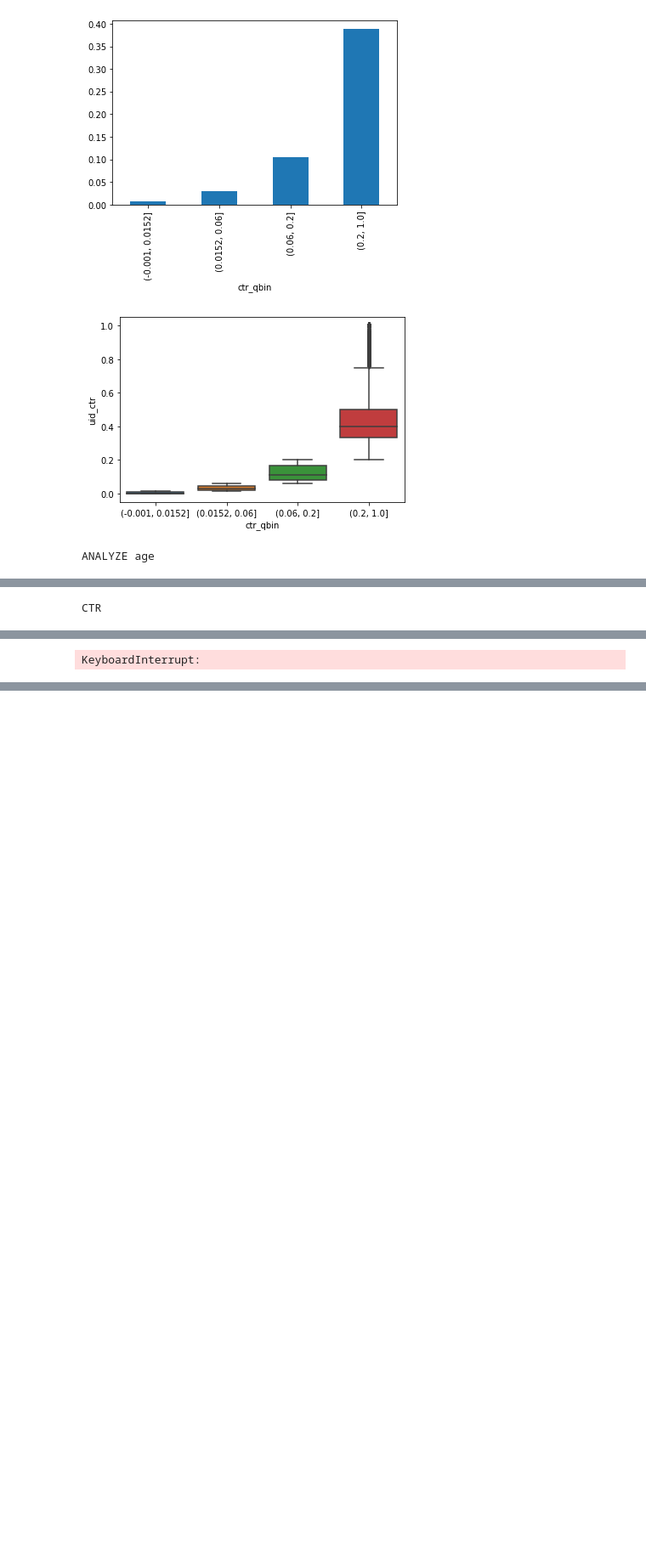
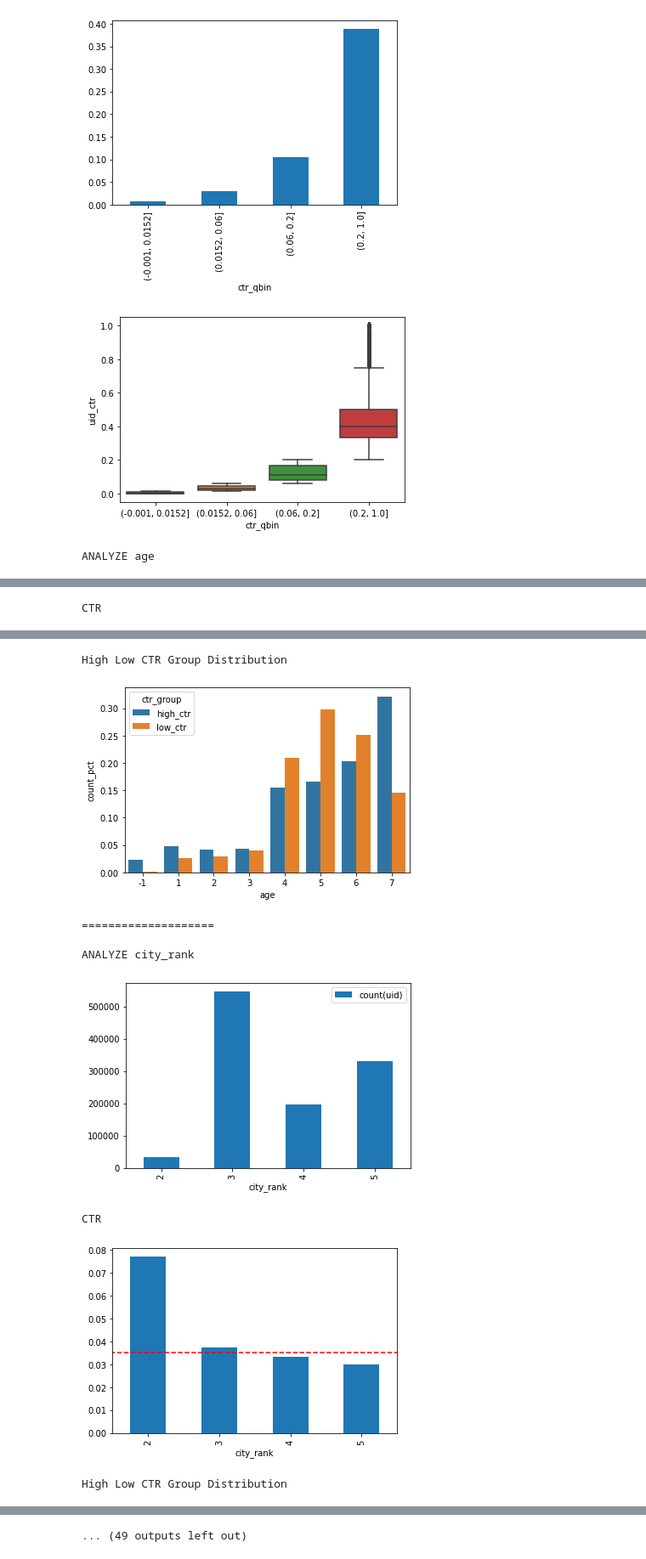
Before and after one commit to xwilchen/MLE_Nanodegree_Capstone, a Jupyter notebook: Exploratory Data Analysis.ipynb, the cells around one changed output, grey strips where cells are left out. Shown: that part at 85% size. Saved outputs shown, nothing was run; the diff lists cells and outputs as text; code cells hidden in the pictures; blank space fills up the shorter version.

Commit message:
refactor: make plots display orderly

```diff
--- a/Exploratory Data Analysis.ipynb
+++ b/Exploratory Data Analysis.ipynb
@@ -338,19 +338,27 @@ user_features = ["age",
                  "membership_life_duration",
                  "consume_purchase",
                  #"communication_onlinerate",
-                 #"communication_avgonline_30d"
+                 "communication_avgonline_30d"
                 ]
 # %%
 for feature in user_features:
     print(f"ANALYZE {feature}")
     eda.cat_analysis(raw_df,feature,"uid")
-    eda.high_low_ctr_group_dist(raw_df,feature,"uid",high_ctr_uids)
+    eda.high_low_ctr_group_dist(raw_df,feature,"uid",high_ctr_uids,low_ctr_uids)
     print("")
     print("="*20)
     print("")
 # %% [output]
 ANALYZE age
 [figure]
 CTR
 [figure]
-KeyboardInterrupt:
+High Low CTR Group Distribution
+[figure, added]
+====================
+
+ANALYZE city_rank
+[figure, added]
+CTR
+[figure, added]
+High Low CTR Group Distribution
@@ -356,0 +366 @@ KeyboardInterrupt:
+... (49 outputs left out)
```
Also changed, not shown: parts of 26 cells of this notebook, 2 other files.
